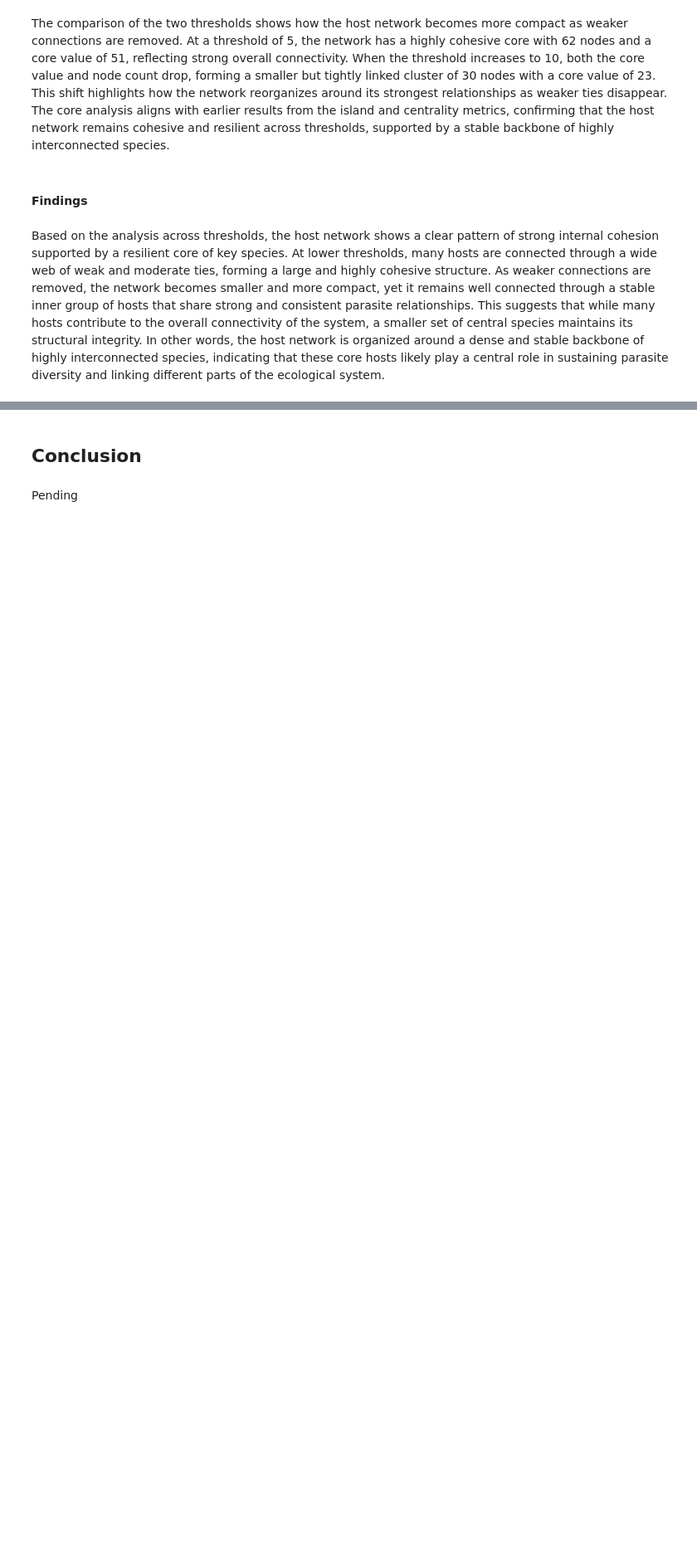
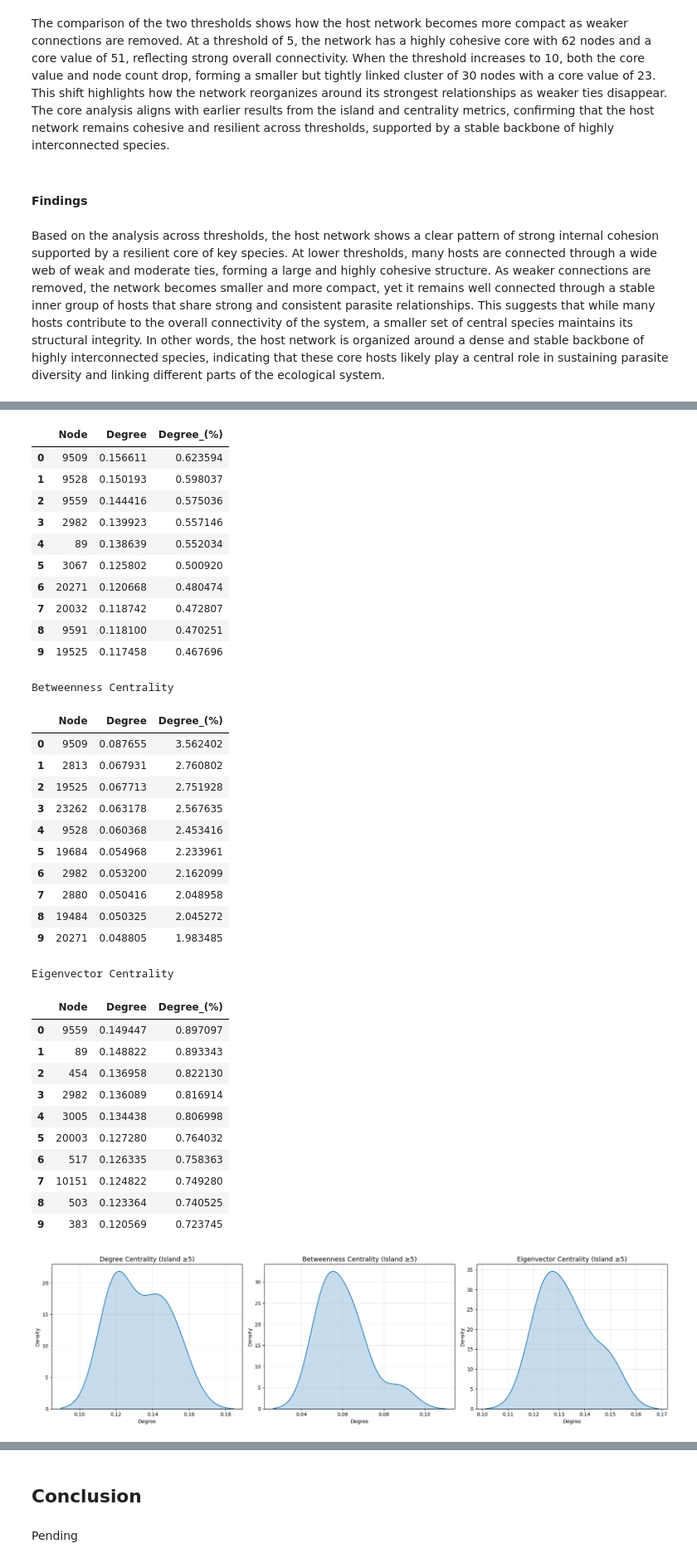
Before and after one commit to Sirwel/Data-620, a Jupyter notebook: project_2/project_2.ipynb, the cells around one changed output, grey strips where cells are left out. Shown at 83% size. Cells and saved outputs as stored; diff of their text form; code cells hidden in the pictures; blank space fills up the shorter version.

```diff
--- a/project_2/project_2.ipynb
+++ b/project_2/project_2.ipynb
@@ -436,0 +564,16 @@ plot_island_evolution(parasite_graph)
+# %%
+parasite_island_5_results = analyze_island_metrics(
+    parasite_graph_5_comp,
+    top_n=10,
+    graph_label="Parasite Island ≥5"
+)
+
+plot_island_density_row(
+    parasite_island_5_results,
+    ["degree_centrality", "betweenness_centrality", "eigenvector_centrality"],
+    [
+        "Degree Centrality (Island ≥5)",
+        "Betweenness Centrality (Island ≥5)",
+        "Eigenvector Centrality (Island ≥5)"
+    ])
+# %% [output]
@@ -436,0 +586,36 @@ plot_island_evolution(parasite_graph)
+|  | Node | Degree | Degree_(%) |
+| 0 | 9509 | 0.156611 | 0.623594 |
+| 1 | 9528 | 0.150193 | 0.598037 |
+| 2 | 9559 | 0.144416 | 0.575036 |
+| 3 | 2982 | 0.139923 | 0.557146 |
+| 4 | 89 | 0.138639 | 0.552034 |
+| 5 | 3067 | 0.125802 | 0.500920 |
+| 6 | 20271 | 0.120668 | 0.480474 |
+| 7 | 20032 | 0.118742 | 0.472807 |
+| 8 | 9591 | 0.118100 | 0.470251 |
+| 9 | 19525 | 0.117458 | 0.467696 |
+Betweenness Centrality
+|  | Node | Degree | Degree_(%) |
+| 0 | 9509 | 0.087655 | 3.562402 |
+| 1 | 2813 | 0.067931 | 2.760802 |
+| 2 | 19525 | 0.067713 | 2.751928 |
+| 3 | 23262 | 0.063178 | 2.567635 |
+| 4 | 9528 | 0.060368 | 2.453416 |
+| 5 | 19684 | 0.054968 | 2.233961 |
+| 6 | 2982 | 0.053200 | 2.162099 |
+| 7 | 2880 | 0.050416 | 2.048958 |
+| 8 | 19484 | 0.050325 | 2.045272 |
+| 9 | 20271 | 0.048805 | 1.983485 |
+Eigenvector Centrality
+|  | Node | Degree | Degree_(%) |
+| 0 | 9559 | 0.149447 | 0.897097 |
+| 1 | 89 | 0.148822 | 0.893343 |
+| 2 | 454 | 0.136958 | 0.822130 |
+| 3 | 2982 | 0.136089 | 0.816914 |
+| 4 | 3005 | 0.134438 | 0.806998 |
+| 5 | 20003 | 0.127280 | 0.764032 |
+| 6 | 517 | 0.126335 | 0.758363 |
+| 7 | 10151 | 0.124822 | 0.749280 |
+| 8 | 503 | 0.123364 | 0.740525 |
+| 9 | 383 | 0.120569 | 0.723745 |
+[figure, added]
```
Also changed, not shown: parts of 24 cells of this notebook.
